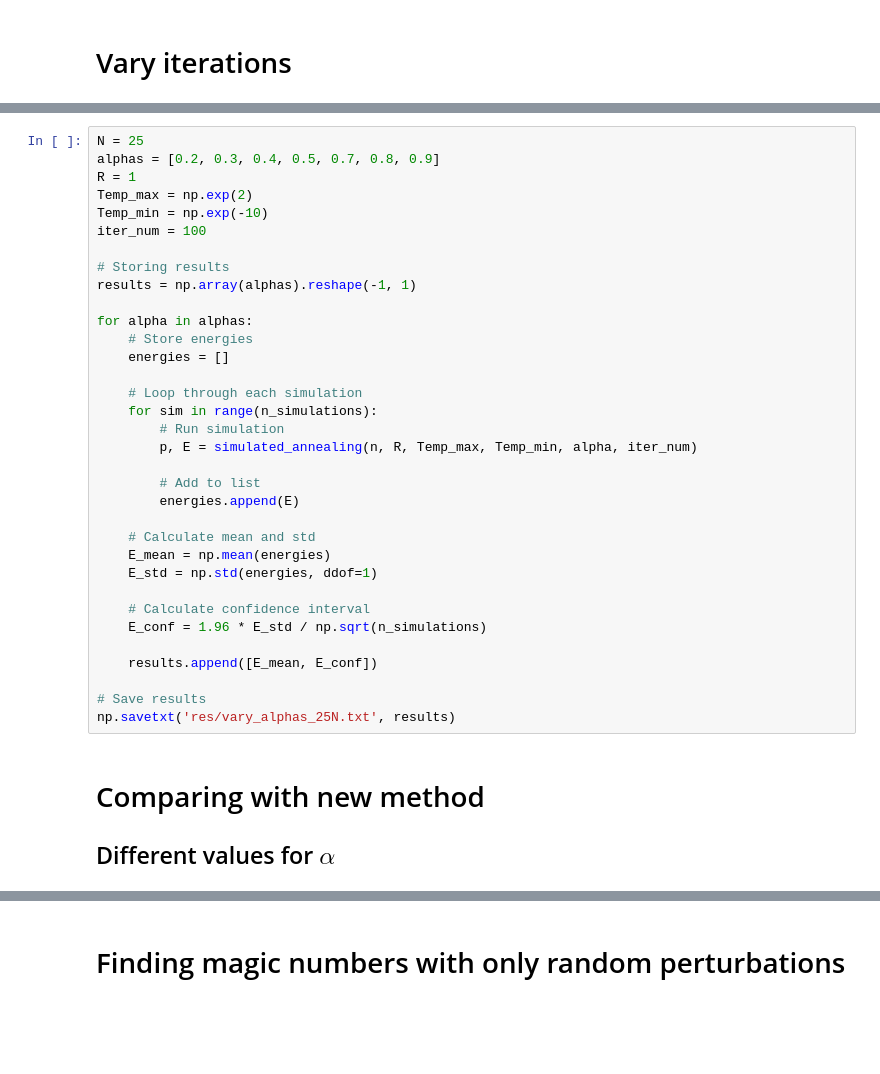
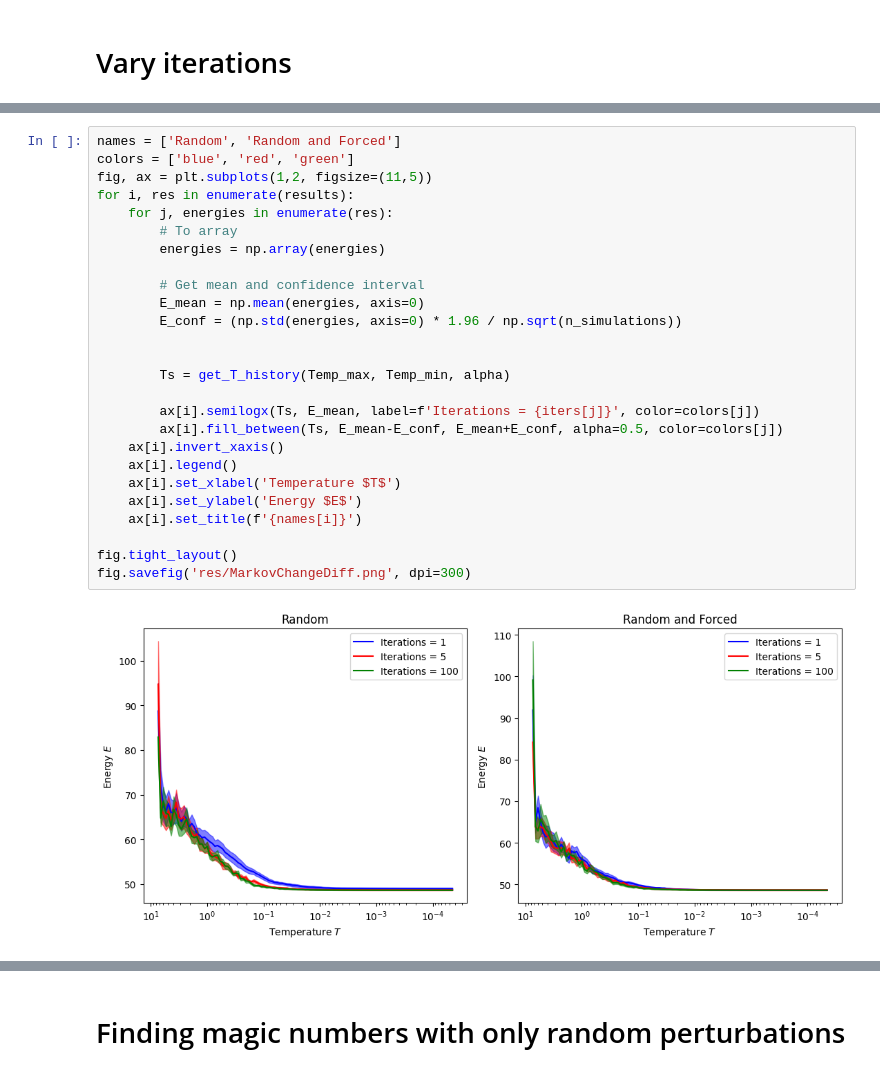
Before and after one commit to Asewlal01/SimAnnealParticleOptimize, a Jupyter notebook: DataAquirement.ipynb, the cells around one changed output, grey strips where cells are left out. Saved outputs shown, nothing was run; the diff lists cells and outputs as text; blank space fills up the shorter version.

```diff
--- a/DataAquirement.ipynb
+++ b/DataAquirement.ipynb
@@ -178,37 +124,28 @@ np.savetxt('res/vary_iterations.txt', results)
 # %%
-N = 25
-alphas = [0.2, 0.3, 0.4, 0.5, 0.7, 0.8, 0.9]
-R = 1
-Temp_max = np.exp(2)
-Temp_min = np.exp(-10)
-iter_num = 100
+names = ['Random', 'Random and Forced']
+colors = ['blue', 'red', 'green']
+fig, ax = plt.subplots(1,2, figsize=(11,5))
+for i, res in enumerate(results):
+    for j, energies in enumerate(res):
+        # To array
+        energies = np.array(energies)
 
-# Storing results
-results = np.array(alphas).reshape(-1, 1)
+        # Get mean and confidence interval
+        E_mean = np.mean(energies, axis=0)
+        E_conf = (np.std(energies, axis=0) * 1.96 / np.sqrt(n_simulations))
 
-for alpha in alphas:
-    # Store energies
-    energies = []
 
-    # Loop through each simulation
-    for sim in range(n_simulations):
-        # Run simulation
-        p, E = simulated_annealing(n, R, Temp_max, Temp_min, alpha, iter_num)
+        Ts = get_T_history(Temp_max, Temp_min, alpha)
 
-        # Add to list
-        energies.append(E)
+        ax[i].semilogx(Ts, E_mean, label=f'Iterations = {iters[j]}', color=colors[j])
+        ax[i].fill_between(Ts, E_mean-E_conf, E_mean+E_conf, alpha=0.5, color=colors[j])
+    ax[i].invert_xaxis()
+    ax[i].legend()
+    ax[i].set_xlabel('Temperature $T$')
+    ax[i].set_ylabel('Energy $E$')
+    ax[i].set_title(f'{names[i]}')
 
-    # Calculate mean and std
-    E_mean = np.mean(energies)
-    E_std = np.std(energies, ddof=1)
-
-    # Calculate confidence interval
-    E_conf = 1.96 * E_std / np.sqrt(n_simulations)
-
-    results.append([E_mean, E_conf])
-
-# Save results
-np.savetxt('res/vary_alphas_25N.txt', results)
+fig.tight_layout()
+fig.savefig('res/MarkovChangeDiff.png', dpi=300)
+# %% [output]
+[figure, added]
-# %% [markdown]
-# Comparing with new method
-## Different values for $\alpha$
```
Also changed, not shown: parts of 7 cells of this notebook, 2 other files.
